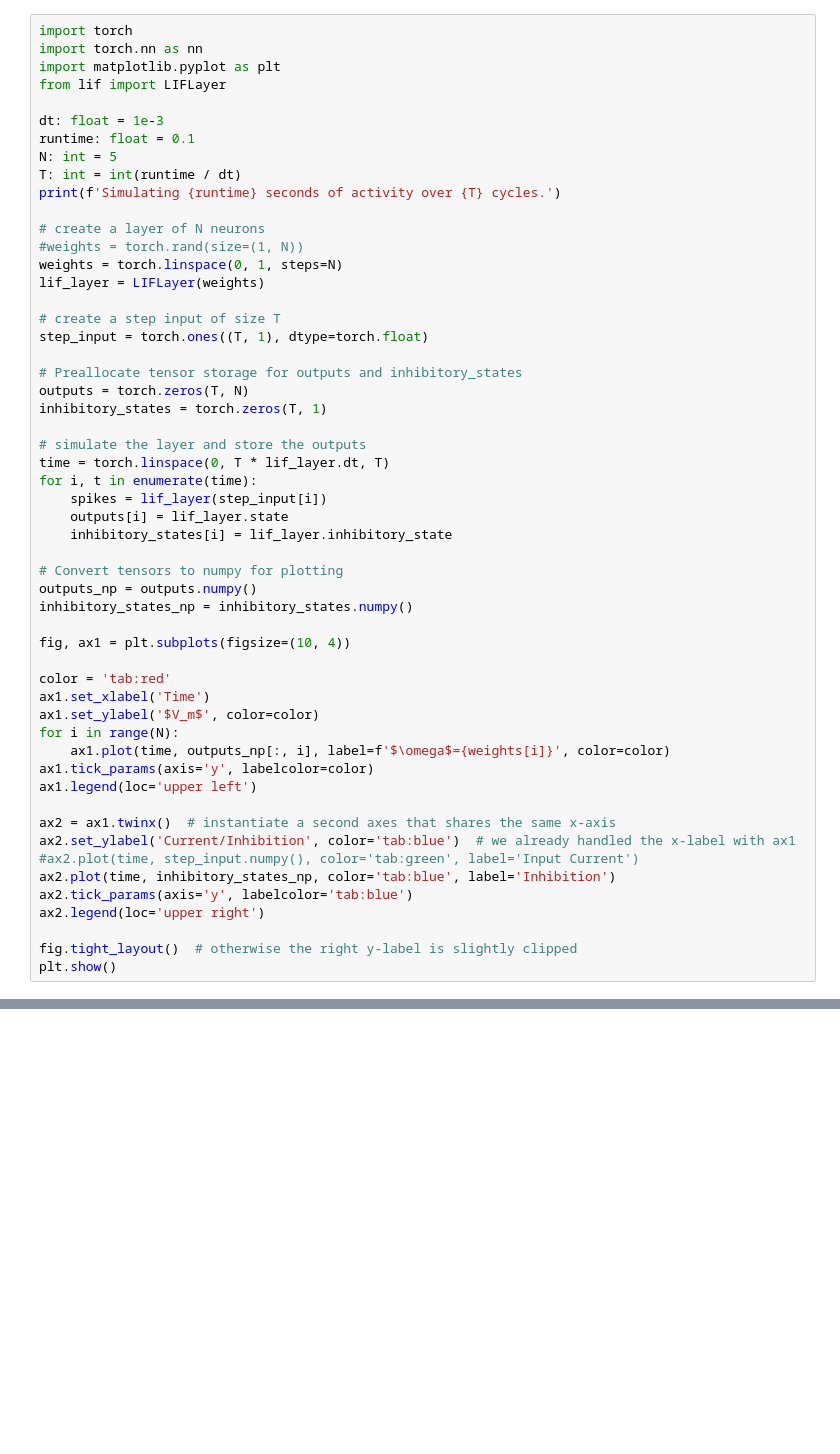
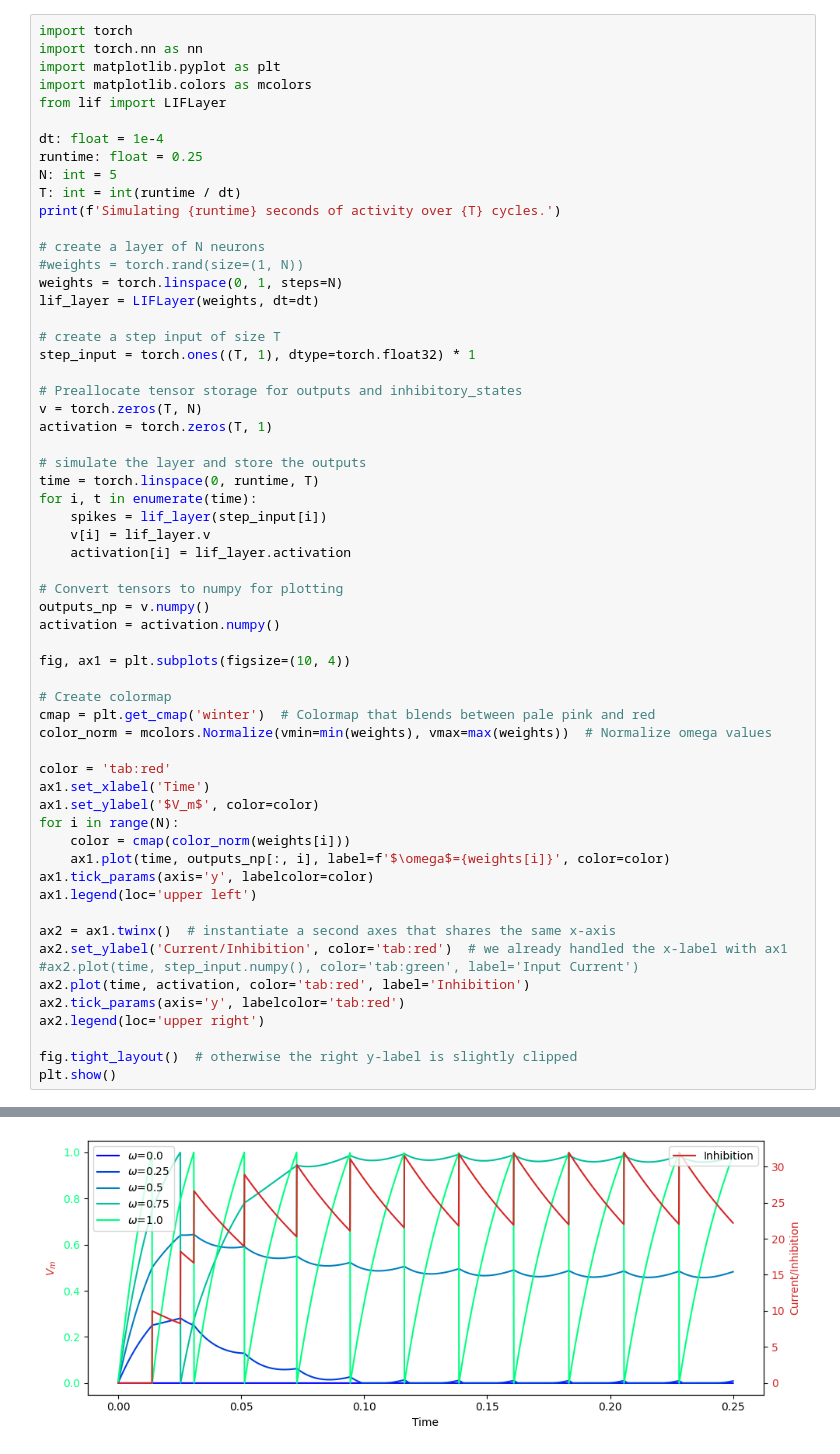
Before and after one commit to Liamdev631/FFSNN, a Jupyter notebook: FFSNN.ipynb, the cells around one changed output, grey strips where cells are left out. Cells and saved outputs as stored; diff of their text form; blank space fills up the shorter version.

Commit message:
Added a graphical normalization test

```diff
--- a/FFSNN.ipynb
+++ b/FFSNN.ipynb
@@ -2,10 +2,11 @@
 import torch
 import torch.nn as nn
 import matplotlib.pyplot as plt
+import matplotlib.colors as mcolors
 from lif import LIFLayer
 
-dt: float = 1e-3
-runtime: float = 0.1
+dt: float = 1e-4
+runtime: float = 0.25
 N: int = 5
 T: int = int(runtime / dt)
 print(f'Simulating {runtime} seconds of activity over {T} cycles.')
@@ -13,41 +14,46 @@ print(f'Simulating {runtime} seconds of activity over {T} cycles.')
 # create a layer of N neurons
 #weights = torch.rand(size=(1, N))
 weights = torch.linspace(0, 1, steps=N)
-lif_layer = LIFLayer(weights)
+lif_layer = LIFLayer(weights, dt=dt)
 
 # create a step input of size T
-step_input = torch.ones((T, 1), dtype=torch.float)
+step_input = torch.ones((T, 1), dtype=torch.float32) * 1
 
 # Preallocate tensor storage for outputs and inhibitory_states
-outputs = torch.zeros(T, N)
-inhibitory_states = torch.zeros(T, 1)
+v = torch.zeros(T, N)
+activation = torch.zeros(T, 1)
 
 # simulate the layer and store the outputs
-time = torch.linspace(0, T * lif_layer.dt, T)
+time = torch.linspace(0, runtime, T)
 for i, t in enumerate(time):
     spikes = lif_layer(step_input[i])
-    outputs[i] = lif_layer.state
-    inhibitory_states[i] = lif_layer.inhibitory_state
+    v[i] = lif_layer.v
+    activation[i] = lif_layer.activation
 
 # Convert tensors to numpy for plotting
-outputs_np = outputs.numpy()
-inhibitory_states_np = inhibitory_states.numpy()
+outputs_np = v.numpy()
+activation = activation.numpy()
 
 fig, ax1 = plt.subplots(figsize=(10, 4))
+
+# Create colormap
+cmap = plt.get_cmap('winter')  # Colormap that blends between pale pink and red
+color_norm = mcolors.Normalize(vmin=min(weights), vmax=max(weights))  # Normalize omega values
 
 color = 'tab:red'
 ax1.set_xlabel('Time')
 ax1.set_ylabel('$V_m$', color=color)
 for i in range(N):
+    color = cmap(color_norm(weights[i]))
     ax1.plot(time, outputs_np[:, i], label=f'$\omega$={weights[i]}', color=color)
 ax1.tick_params(axis='y', labelcolor=color)
 ax1.legend(loc='upper left')
 
 ax2 = ax1.twinx()  # instantiate a second axes that shares the same x-axis
-ax2.set_ylabel('Current/Inhibition', color='tab:blue')  # we already handled the x-label with ax1
+ax2.set_ylabel('Current/Inhibition', color='tab:red')  # we already handled the x-label with ax1
 #ax2.plot(time, step_input.numpy(), color='tab:green', label='Input Current')
-ax2.plot(time, inhibitory_states_np, color='tab:blue', label='Inhibition')
-ax2.tick_params(axis='y', labelcolor='tab:blue')
+ax2.plot(time, activation, color='tab:red', label='Inhibition')
+ax2.tick_params(axis='y', labelcolor='tab:red')
 ax2.legend(loc='upper right')
 
 fig.tight_layout()  # otherwise the right y-label is slightly clipped
@@ -75,3 +63,4 @@ executing.executing.NotOneValueFound: Expected one value, found 0
+[figure, added]
 # %%
 dt: float = 1e-4
 runtime: float = 0.1
```
Also changed, not shown: parts of 2 cells of this notebook, 2 other files.
